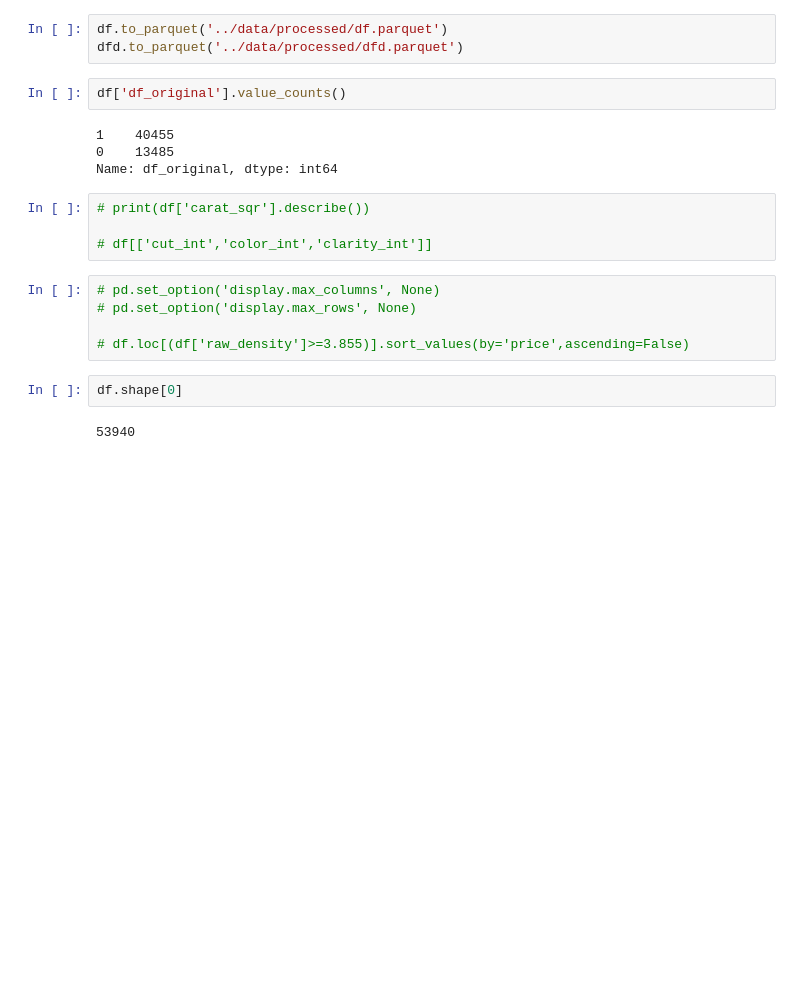
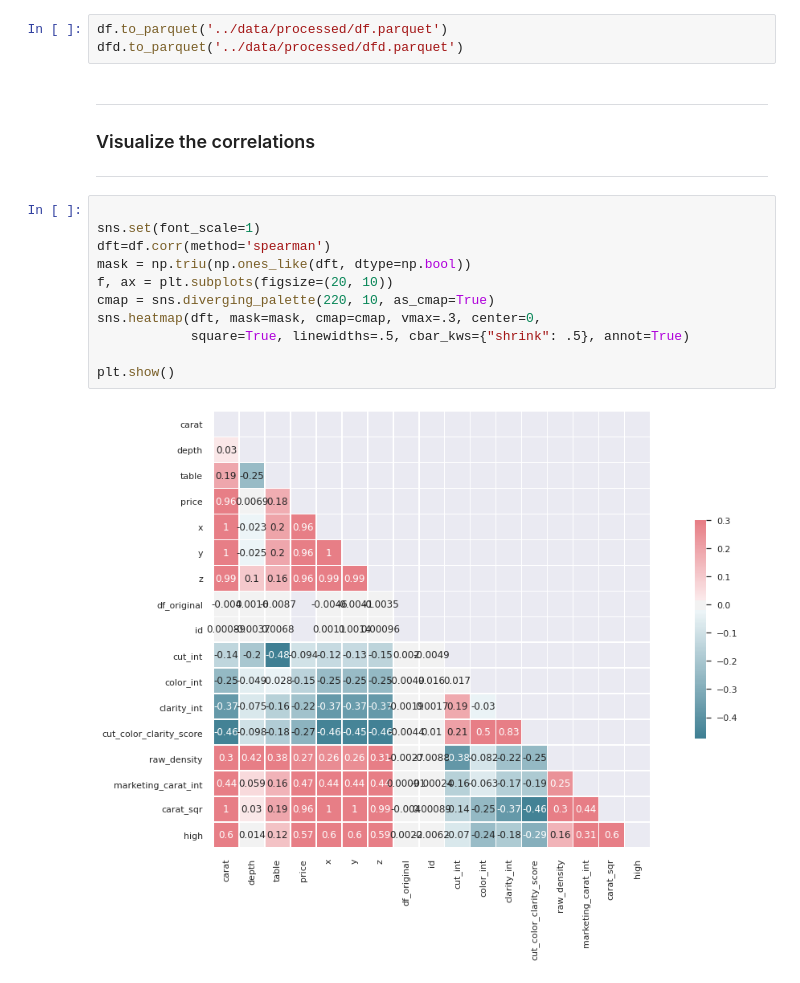
Before and after one commit to carpiero/Kaggle_Competition_Machine_Learning, a Jupyter notebook: notebooks/NotebookML001.ipynb, the cells around one changed output. Saved outputs shown, nothing was run; the diff lists cells and outputs as text; blank space fills up the shorter version.

```diff
--- a/notebooks/NotebookML001.ipynb
+++ b/notebooks/NotebookML001.ipynb
@@ -273,22 +240,23 @@ dfd=pd.get_dummies(df)
 # %%
 df.to_parquet('../data/processed/df.parquet')
 dfd.to_parquet('../data/processed/dfd.parquet')
-# %%
-df['df_original'].value_counts()
-# %% [output]
-1    40455
-0    13485
-Name: df_original, dtype: int64
-# %%
-# print(df['carat_sqr'].describe())
-
-# df[['cut_int','color_int','clarity_int']]
-# %%
-# pd.set_option('display.max_columns', None)
-# pd.set_option('display.max_rows', None)
-
-# df.loc[(df['raw_density']>=3.855)].sort_values(by='price',ascending=False)
-# %%
-df.shape[0]
-# %% [output]
-53940
+# %% [markdown]
+
+***
+
+### Visualize the correlations
+
+***
+# %%
+
+sns.set(font_scale=1)
+dft=df.corr(method='spearman')
+mask = np.triu(np.ones_like(dft, dtype=np.bool))
+f, ax = plt.subplots(figsize=(20, 10))
+cmap = sns.diverging_palette(220, 10, as_cmap=True)
+sns.heatmap(dft, mask=mask, cmap=cmap, vmax=.3, center=0,
+            square=True, linewidths=.5, cbar_kws={"shrink": .5}, annot=True)
+
+plt.show()
+# %% [output]
+[figure, added]
```
Also changed, not shown: parts of 18 cells of this notebook, 7 other files.
